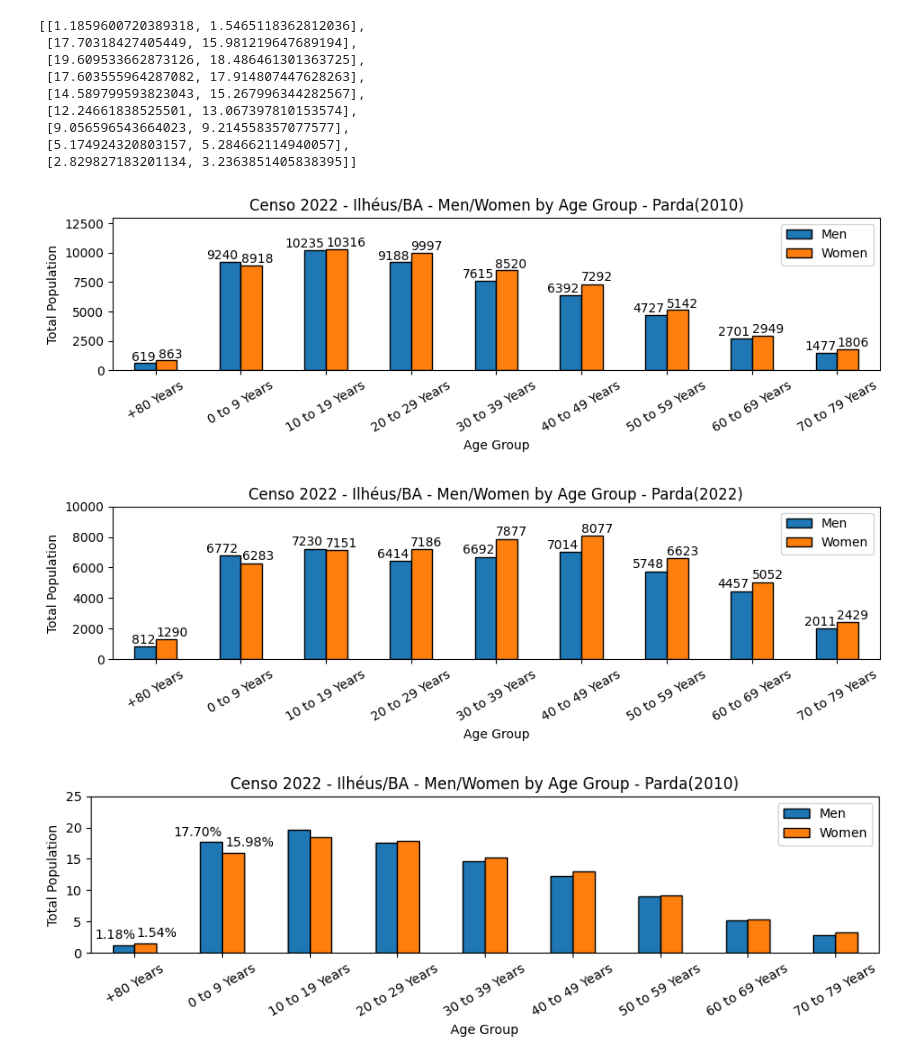
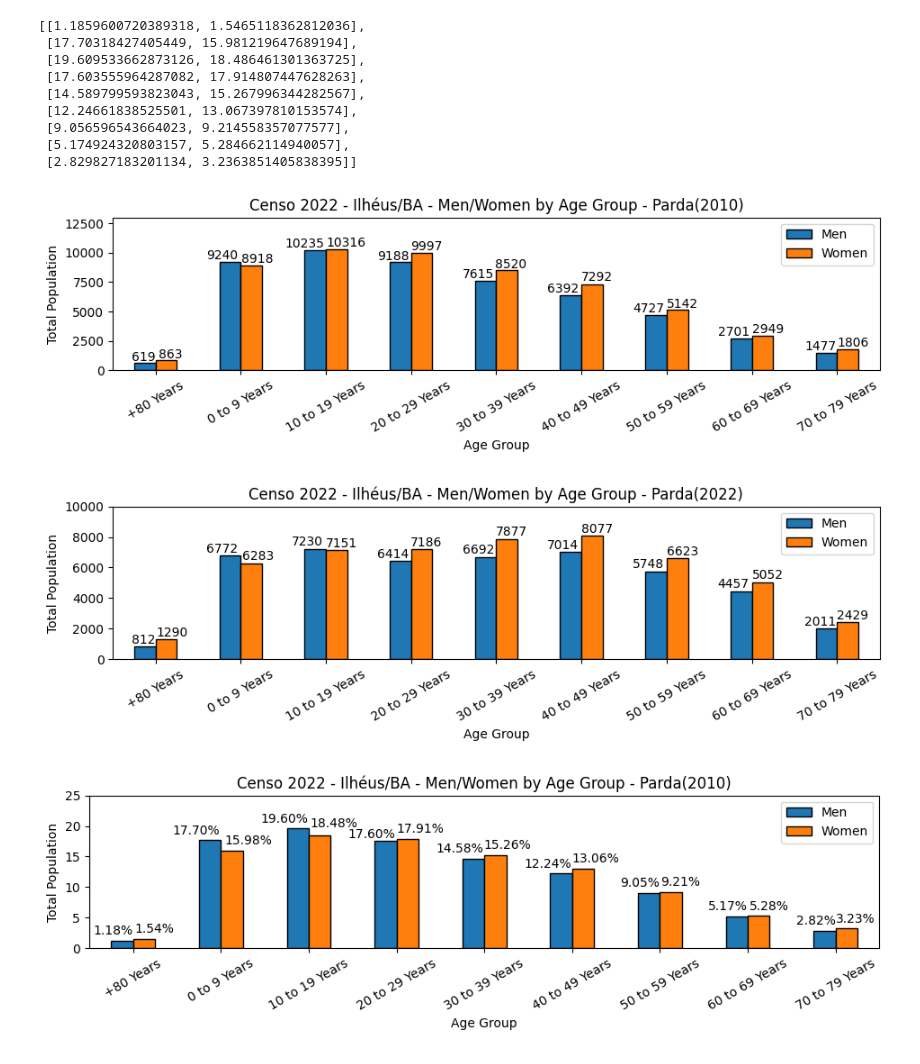
Before and after one commit to russopaulo/Censo_Ilheus_AI_immersion, a Jupyter notebook: Ilheus_Censo_2022(2024_study).ipynb, the cells around one changed output. Cells and saved outputs as stored; diff of their text form; code cells hidden in the pictures.

```diff
--- a/Ilheus_Censo_2022(2024_study).ipynb
+++ b/Ilheus_Censo_2022(2024_study).ipynb
@@ -1267,7 +1267,6 @@ parda_comb_men_women_2010_perc
  [5.174924320803157, 5.284662114940057],
  [2.829827183201134, 3.2363851405838395]]
 # %%
-from sys import platform
 #Get the sum and reset index of the required data
 pop_age_race = df_pop_res_cor_raca_copy[['ano', 'grupo_idade_corr', 'sexo', 'cor_raca', 'populacao_residente']].replace(['Homens', 'Mulheres'], ['Men', 'Women']).groupby(['ano', 'grupo_idade_corr', 'sexo', 'cor_raca']).sum().reset_index()
 
@@ -1361,32 +1360,99 @@ pop_age_race_parda_2010_df_perc = pd.DataFrame(data=parda_comb_men_women_2010_pe
 pop_age_race_parda_2010_df_perc.plot(kind='bar',
                                 ylabel='Total Population',
                                 xlabel='Age Group',
-                                figsize=(11,2.2),
+                                figsize=(11.335,2.2),
                                 ylim=(0, 25),
                                 title='Censo 2022 - Ilhéus/BA - Men/Women by Age Group - Parda(2010)',
                                 rot=30,
                                 edgecolor='black',
                                                   )
-#Men	Women
-#+80 Years
-#0 to 9 Years
-#10 to 19 Years	19.609534	18.486461
-#20 to 29 Years	17.603556	17.914807
-#30 to 39 Years	14.589800	15.267996
-#40 to 49 Years	12.246618	13.067398
-#50 to 59 Years	9.056597	9.214558
-#60 to 69 Years	5.174924	5.284662
-#70 to 79 Years	2.829827	3.236385
 
 plt.text(-0.45, 2.18, '1.18%'), plt.text(0.02, 2.54, '1.54%'), plt.text(0.45, 18.70, '17.70%'), plt.text(1.04, 16.98, '15.98%')
+plt.text(1.45, 20.60, '19.60%') , plt.text(2.02, 19.81, '18.48%'), plt.text(2.45, 18.0, '17.60%'), plt.text(3.00, 18.91, '17.91%')
+plt.text(3.45, 15.68, '14.58%'), plt.text(3.99, 16.26, '15.26%'), plt.text(4.45, 13.24, '12.24%'), plt.text(5.0, 14.06, '13.06%')
+plt.text(5.55, 10.05, '9.05%'), plt.text(6.01, 10.21, '9.21%'), plt.text(6.55, 6.17, '5.17%'), plt.text(7.02, 6.28, '5.28%')
+plt.text(7.55, 3.82, '2.82%'), plt.text(8.0, 4.23, '3.23%')
+plt.show()
+
+
+
+#Parda 2022 in %
+pop_age_race_parda_2022_df_perc = (pop_age_race_parda_2022_df / pop_age_race_parda_2022_df.sum()) * 100
+
+parda_men_values_2022_perc = list(pop_age_race_parda_2022_df_perc['Men'].values)
+parda_women_values_2022_perc = list(pop_age_race_parda_2022_df_perc['Women'].values)
+parda_comb_men_women_2022_perc = [[parda_men_values_2022_perc[i], parda_women_values_2022_perc[i]] for i in range(len(parda_men_values_2022_perc))]
+
+
+pop_age_race_parda_2022_df_perc = pd.DataFrame(data=parda_comb_men_women_2022_perc,
+                                              columns=['Men', 'Women'],
+                                              index=age_range_every_10_years_list)
+
+
+pop_age_race_parda_2022_df_perc.plot(kind='bar',
+                                ylabel='Total Population',
+                                xlabel='Age Group',
+                                figsize=(11.335,2.2),
+                                ylim=(0, 25),
+                                title='Censo 2022 - Ilhéus/BA - Men/Women by Age Group - Parda(2022)',
+                                rot=30,
+                                edgecolor='black',
+                                                  )
+
+plt.text(-0.45, 2.72, '1.72%'), plt.text(0.02, 3.48, '2.48%'), plt.text(0.45, 15.36, '14.36%'), plt.text(1.02, 13.09, '12.09%')
+plt.text(1.45, 16.33, '15.33%') , plt.text(2.02, 15.8, '13.76%'), plt.text(2.425, 14.0, '13.60%'), plt.text(2.96, 14.82, '13.82%')
+plt.text(3.48, 15.25, '14.19%'), plt.text(3.99, 17.15, '15.15%'), plt.text(4.45, 15.37, '14.87%'), plt.text(5.0, 16.54, '15.54%')
+plt.text(5.45, 13.19, '12.19%'), plt.text(6.01, 13.74, '12.74%'), plt.text(6.55, 10.45, '9.45%'), plt.text(7.02, 10.72, '9.72%')
+plt.text(7.55, 5.26, '4.26%'), plt.text(8.0, 5.67, '4.67%')
+plt.show()
+
+
+
+
+#Generate 2 small views to get the values for the plot Preta 2010
+preta_men_values_2010 = list(pop_age_race[(pop_age_race['ano'] == 2010) &  (pop_age_race['cor_raca'] == 'Preta') &
+ (pop_age_race['sexo'] == 'Men')]['populacao_residente'].values)
+
+preta_women_values_2010 = list(pop_age_race[(pop_age_race['ano'] == 2010) & (pop_age_race['cor_raca'] == 'Preta') &
+ (pop_age_race['sexo'] == 'Women')]['populacao_residente'].values)
+
+preta_comb_men_women_2010 = [[preta_men_values_2010[i], preta_women_values_2010[i]] for i in range(len(preta_men_values_2010))]
+
+
+pop_age_race_preta_2010_df = pd.DataFrame(data=preta_comb_men_women_2010,
+                          columns=['Men', 'Women'],
+                          index=age_range_every_10_years_list)
+
+pop_age_race_preta_2010_df.plot(kind='bar',
+                                ylabel='Total Population',
+                                xlabel='Age Group',
+                                figsize=(11.11,2.2),
+                                ylim=(0, 4500),
+                                title='Censo 2022 - Ilhéus/BA - Men/Women by Age Group - Preta(2010)',
+                                rot=30,
+                                edgecolor='black',
+                                                  )
+
+plt.text(-0.28, 350, '250'), plt.text(0.04, 403, '303'), plt.text(0.6, 2361, '2261'), plt.text(1.01, 2027, '1927')
+plt.text(1.52, 3216, '3116') , plt.text(2.0, 3123, '3023'), plt.text(2.6, 3493, '3393'), plt.text(2.99, 3646, '3546')
+plt.text(3.6, 3070, '2970'), plt.text(3.99, 2939, '2839'), plt.text(4.6, 2457, '2357'), plt.text(5.0, 2284, '2184')
+plt.text(5.6, 1871, '1771'), plt.text(6.0, 1780, '1680'), plt.text(6.6, 1005, '905'), plt.text(7.0, 1016, '916')
+plt.text(7.62, 578, '478'), plt.text(8.0, 676, '576')
+
+plt.show()
+
+pop_age_race_preta_2010_df
 
 
 
 
 
-plt.show()
 
-pop_age_race_parda_2010_df_perc
+
+
+
+
+
 
 
 
@@ -1398,31 +1464,31 @@ pop_age_race_parda_2010_df_perc
 # (pop_age_race['sexo'] == 'Men')][['grupo_idade_corr', 'sexo', 'populacao_residente']]
 
 #pop_age_race[(pop_age_race['ano'] == 2010) &
 # (pop_age_race['cor_raca'] == 'Amarela') &
 # (pop_age_race['sexo'] == 'Women')][['grupo_idade_corr', 'sexo', 'populacao_residente']]
 
 #Create a plot based on the data
 #pop_age_race_amarela_2010 =  pd.DataFrame(data=[[5.0, 11.0], [142.0, 128.0], [158.0, 182.0], [164.0, 235.0],
 #                                  [127.0, 166.0], [92.0, 136.0], [44.0, 73.0], [24.0, 28.0], [20.0, 20.0]],
 #                                  columns=['Men', 'Women'],
 #                                  index=age_range_every_10_years_list).plot(kind='bar',
 #                                                  ylabel='Total Population',
 #                                                  xlabel='Age Group',
 #                                                  figsize=(11.225,2.2),
 #                                                  ylim=(0, 300),
 #                                                  title='Censo 2022 - Ilhéus/BA - Men/Women by Age Group - Amarela(2010)',
 #                                                  rot=30,
 #                                                  edgecolor='black',
 #                                                  )
 
 
 #plt.text(-0.15, 15, '5'), plt.text(0.05, 20, '11'), plt.text(0.72, 150, '142'), plt.text(1.01, 135, '128')
 #plt.text(1.70, 165, '158') , plt.text(2.0, 190, '182'), plt.text(2.71, 170, '164'), plt.text(2.99, 243, '235')
 #plt.text(3.71, 137, '127'), plt.text(3.99, 176, '166'), plt.text(4.78, 102, '92'), plt.text(5.0, 146, '136')
 #plt.text(5.77, 54, '44'), plt.text(6.05, 83, '73'), plt.text(6.77, 34, '24'), plt.text(7.05, 38, '28')
 #plt.text(7.77, 30, '20'), plt.text(8.02, 30, '20')
 #plt.show()
 # %% [output]
 [figure]
 [figure]
-[figure, old version]
+[figure, new version]
```
Also changed, not shown: parts of 1 cell of this notebook.
